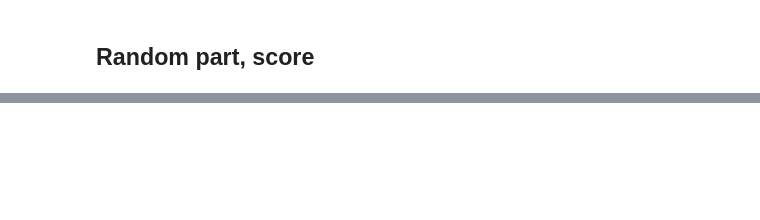
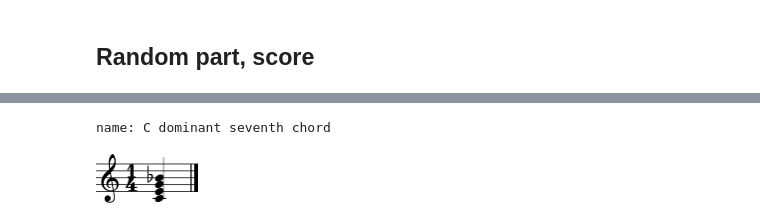
Before and after one commit to dwbzen/pymusic, a Jupyter notebook: music21_testScore.ipynb, the cells around one changed output, grey strips where cells are left out. Drawn from its saved outputs; the diff is of its cells as text; code cells hidden in the pictures; blank space fills up the shorter version.

Commit message:
Numerous updates to Scales and Chords.

```diff
--- a/music21_testScore.ipynb
+++ b/music21_testScore.ipynb
@@ -156,0 +219,7 @@ score.plot('histogram', 'pitchClass', xHideUnused=False, yAxisLabel='Number of P
+# %%
+aChord = chord.Chord(["C", "E", "G", "B-"])
+print(f"name: {aChord.notes[0].name} {aChord.commonName}")
+aChord.show()
+# %% [output]
+name: C dominant seventh chord
+[figure, added]
```
Also changed, not shown: parts of 13 cells of this notebook, 15 other files.
